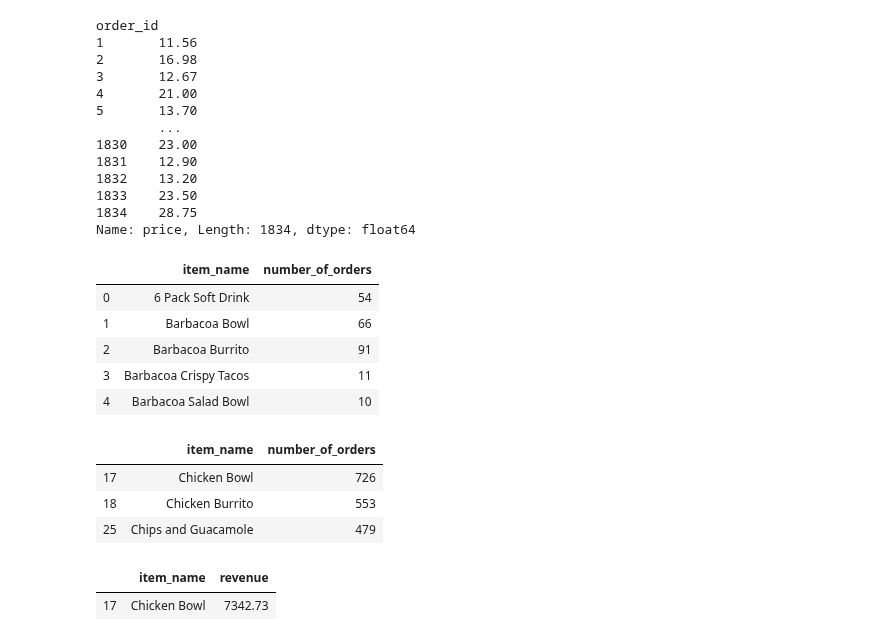
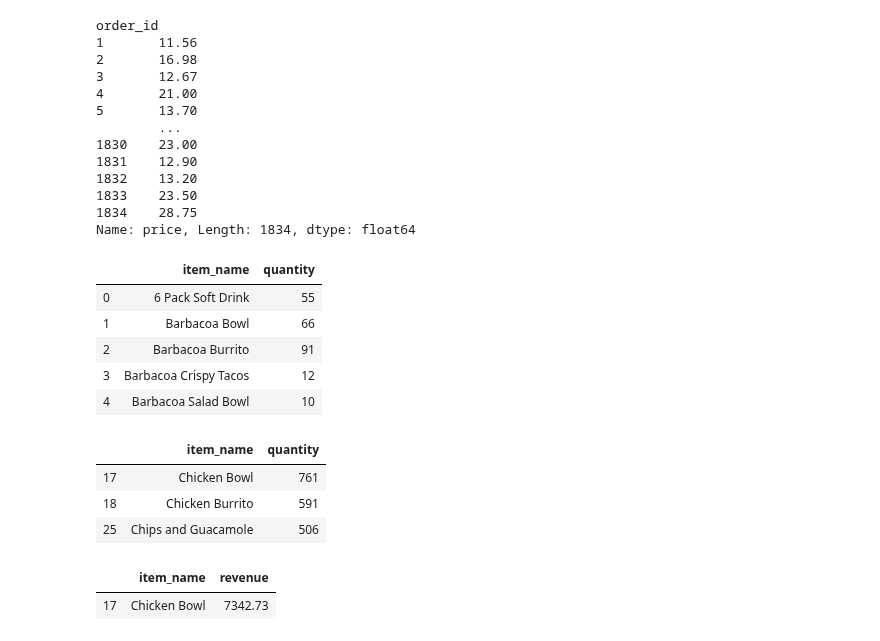
Before and after one commit to ravinder79/python-exercises, a Jupyter notebook: 4.8.4.4_advanced_dataframes.ipynb, the cells around one changed output. Drawn from its saved outputs; the diff is of its cells as text; code cells hidden in the pictures.

```diff
--- a/4.8.4.4_advanced_dataframes.ipynb
+++ b/4.8.4.4_advanced_dataframes.ipynb
@@ -313,26 +313,24 @@ order_id
 Name: price, Length: 1834, dtype: float64
 # %%
 # What are the most popular 3 items?
-
-popular = orders.groupby('item_name').id.count()
+popular = orders.groupby('item_name').quantity.sum()
 # %%
 popular = popular.reset_index()
-popular = popular.rename(columns={'id': 'number_of_orders'})
 popular.head(5)
 # %% [output]
-|  | item_name | number_of_orders |
-| 0 | 6 Pack Soft Drink | 54 |
+|  | item_name | quantity |
+| 0 | 6 Pack Soft Drink | 55 |
 | 1 | Barbacoa Bowl | 66 |
 | 2 | Barbacoa Burrito | 91 |
-| 3 | Barbacoa Crispy Tacos | 11 |
+| 3 | Barbacoa Crispy Tacos | 12 |
 | 4 | Barbacoa Salad Bowl | 10 |
 # %%
-popular.sort_values(by= 'number_of_orders', ascending = False).head(3)
+popular.sort_values(by= 'quantity', ascending = False).head(3)
 # %% [output]
-|  | item_name | number_of_orders |
-| 17 | Chicken Bowl | 726 |
-| 18 | Chicken Burrito | 553 |
-| 25 | Chips and Guacamole | 479 |
+|  | item_name | quantity |
+| 17 | Chicken Bowl | 761 |
+| 18 | Chicken Burrito | 591 |
+| 25 | Chips and Guacamole | 506 |
 # %%
 # Which item has produced the most revenue?
 revenue = orders.groupby('item_name').price.sum()
```
Also changed, not shown: parts of 8 cells of this notebook.
